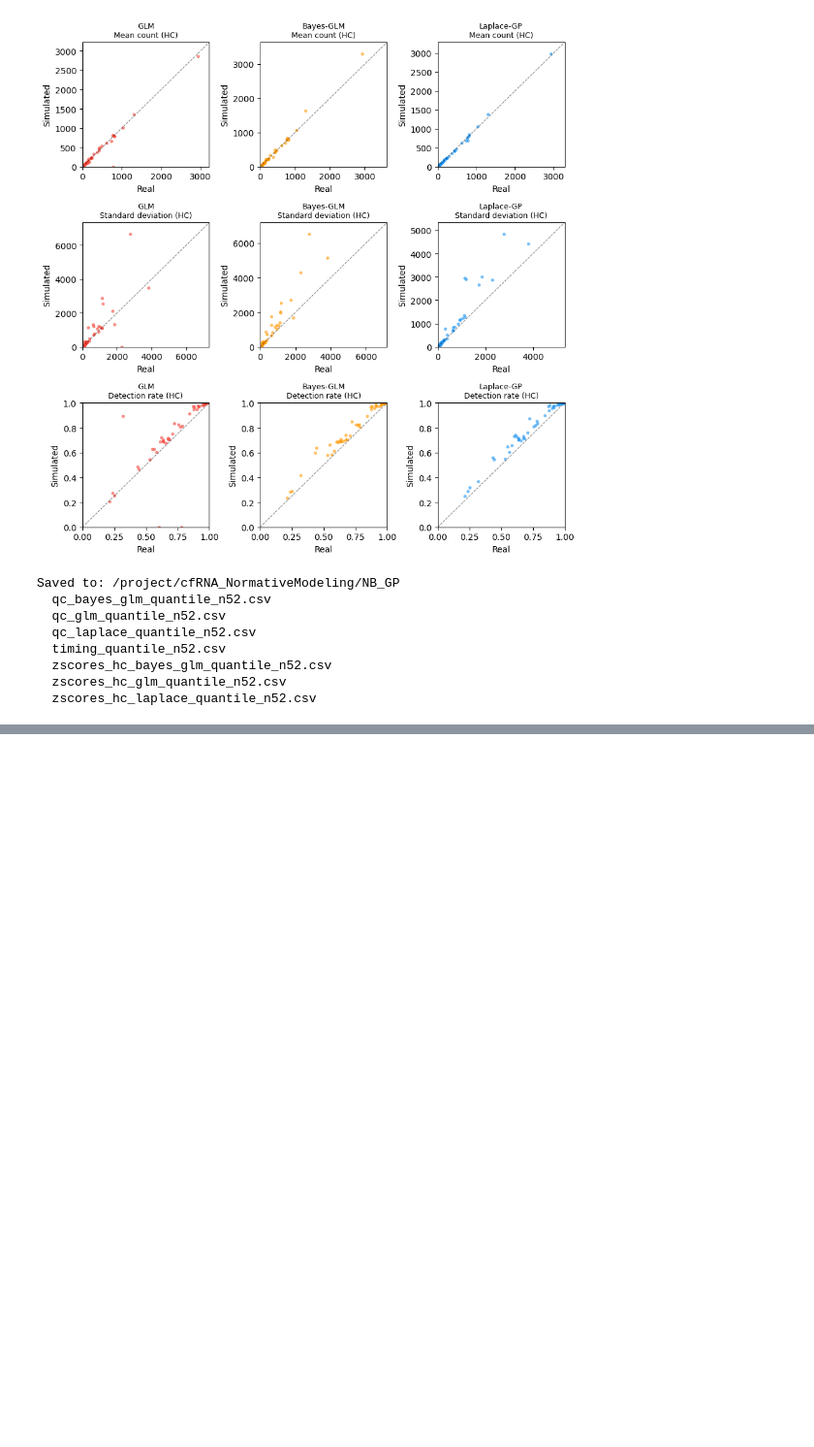
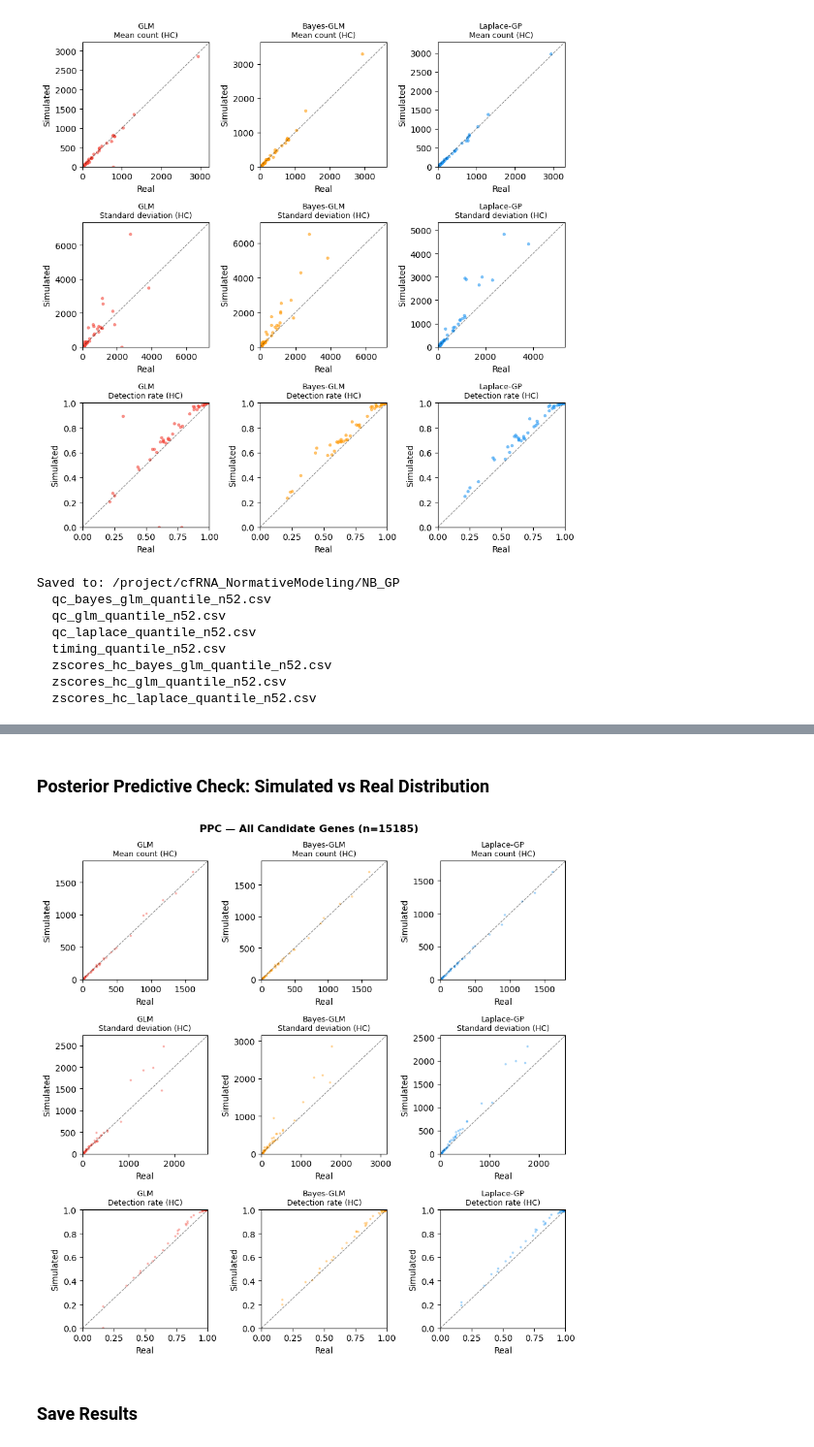
Before and after one commit to jmj3078/cfRNA_NormativeModeling, a Jupyter notebook: nb_gaussian_processing_gpytorch_application.ipynb, the cells around one changed output, grey strips where cells are left out. Shown at 97% size. Saved outputs shown, nothing was run; the diff lists cells and outputs as text; code cells hidden in the pictures; blank space fills up the shorter version.

```diff
--- a/nb_gaussian_processing_gpytorch_application.ipynb
+++ b/nb_gaussian_processing_gpytorch_application.ipynb
@@ -936,0 +1132,75 @@ Saved to: /project/cfRNA_NormativeModeling/NB_GP
+# %% [markdown]
+### Posterior Predictive Check: Simulated vs Real Distribution
+# %%
+rng_ppc_full = np.random.default_rng(RANDOM_SEED)
+
+# Precompute theta dicts to avoid O(N²) DataFrame lookups in the loop
+theta_glm_dict  = df_all_meta.set_index("gene")["theta_glm"].to_dict()
+theta_bglm_dict = df_all_meta.set_index("gene")["theta_bglm"].to_dict()
+theta_lap_dict  = df_all_meta.set_index("gene")["theta_lap"].to_dict()
+
+model_specs_full = [
+    ("GLM",        mu_glm_hc_full,  theta_glm_dict,  "#F44336"),
+    ("Bayes-GLM",  mu_bglm_hc_full, theta_bglm_dict, "#FF9800"),
+    ("Laplace-GP", mu_lap_hc_full,  theta_lap_dict,  "#2196F3"),
+]
+
+ppc_rows_full = []
+for i, (g_name, g_idx) in enumerate(zip(all_gene_names, all_gene_indices)):
+    y_hc = Y_raw[is_hc, g_idx]
+    real_mean = float(y_hc.mean())
+    real_std  = float(y_hc.std())
+    real_det  = float((y_hc > 0).mean())
+
+    for model_name, mu_hc_mat, theta_dict, _ in model_specs_full:
+        theta = theta_dict.get(g_name)
+        if theta is None or not np.isfinite(theta):
+            continue
+        mu = mu_hc_mat[:, i]
+        if np.any(np.isnan(mu)):
+            continue
+        y_sim = simulate_nb_counts(mu, theta, rng_ppc_full)
+        ppc_rows_full.append({
+            "gene": g_name, "model": model_name,
+            "real_mean": real_mean, "sim_mean": float(y_sim.mean()),
+            "real_std":  real_std,  "sim_std":  float(y_sim.std()),
+            "real_det":  real_det,  "sim_det":  float((y_sim > 0).mean()),
+        })
+
+df_ppc_full = pd.DataFrame(ppc_rows_full)
+
+fig, axes = plt.subplots(3, 3, figsize=(9, 9))
+fig.suptitle(f"PPC — All Candidate Genes (n={N_ALL})", fontsize=12, fontweight="bold")
+
+for col, (model_name, _, _, color) in enumerate(model_specs_full):
+    sub = df_ppc_full[df_ppc_full["model"] == model_name]
+
+    ax = axes[0, col]
+    ax.scatter(sub["real_mean"], sub["sim_mean"], s=3, alpha=0.3, color=color)
+    lim = max(sub[["real_mean", "sim_mean"]].max().max(), 1.0) * 1.1
+    ax.plot([0, lim], [0, lim], "k--", lw=0.8, alpha=0.5)
+    ax.set_xlim(0, lim); ax.set_ylim(0, lim)
+    ax.set_title(f"{model_name}\nMean count (HC)", fontsize=9)
+    ax.set_xlabel("Real"); ax.set_ylabel("Simulated")
+
+    ax = axes[1, col]
+    ax.scatter(sub["real_std"], sub["sim_std"], s=3, alpha=0.3, color=color)
+    lim = max(sub[["real_std", "sim_std"]].max().max(), 1.0) * 1.1
+    ax.plot([0, lim], [0, lim], "k--", lw=0.8, alpha=0.5)
+    ax.set_xlim(0, lim); ax.set_ylim(0, lim)
+    ax.set_title(f"{model_name}\nStandard deviation (HC)", fontsize=9)
+    ax.set_xlabel("Real"); ax.set_ylabel("Simulated")
+
+    ax = axes[2, col]
+    ax.scatter(sub["real_det"], sub["sim_det"], s=3, alpha=0.3, color=color)
+    ax.plot([0, 1], [0, 1], "k--", lw=0.8, alpha=0.5)
+    ax.set_xlim(0, 1); ax.set_ylim(0, 1)
+    ax.set_title(f"{model_name}\nDetection rate (HC)", fontsize=9)
+    ax.set_xlabel("Real"); ax.set_ylabel("Simulated")
+
+plt.tight_layout()
+plt.show()
+# %% [output]
+[figure, added]
+# %% [markdown]
+### Save Results
```
Also changed, not shown: parts of 13 cells of this notebook, 1 other file.
